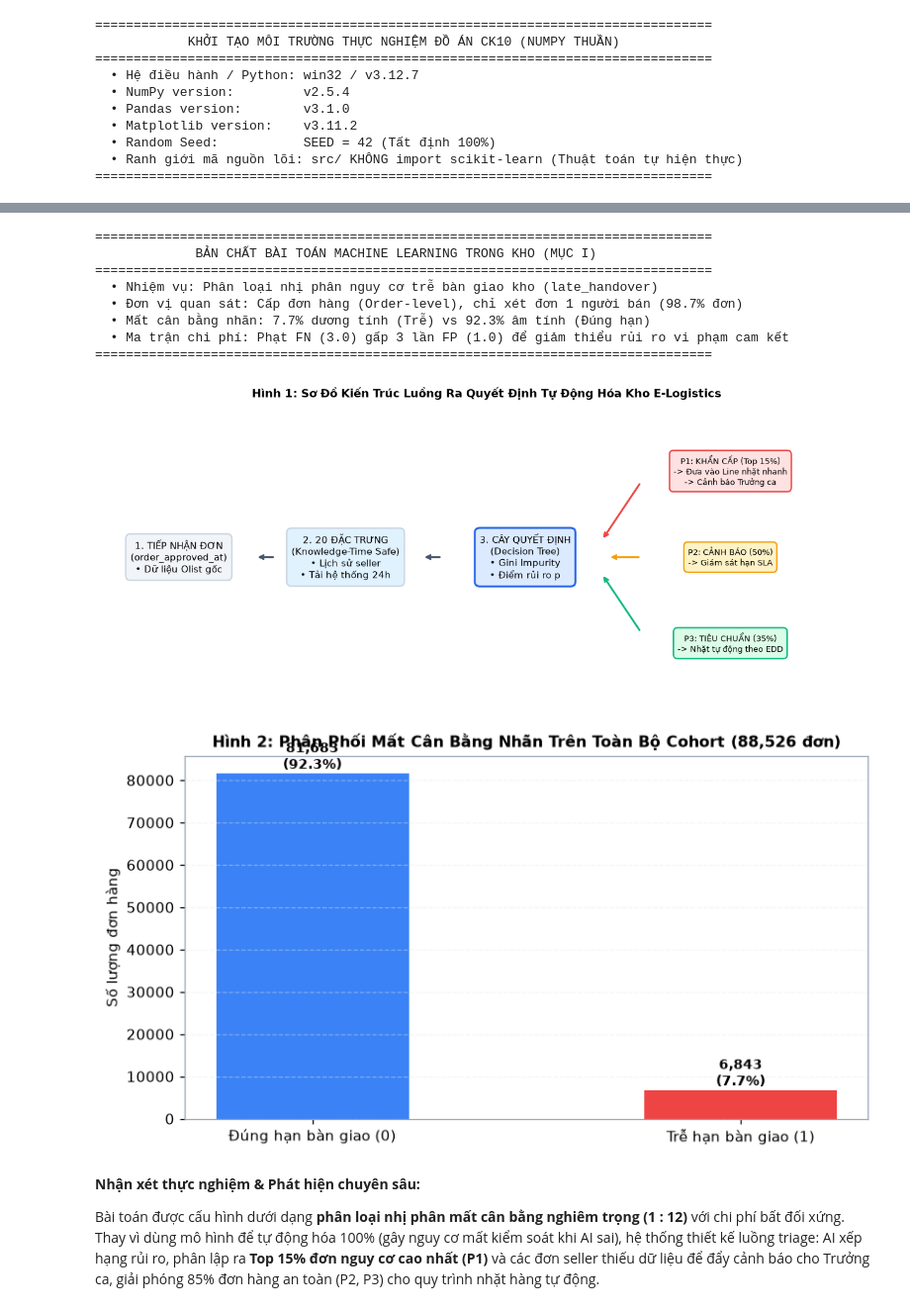
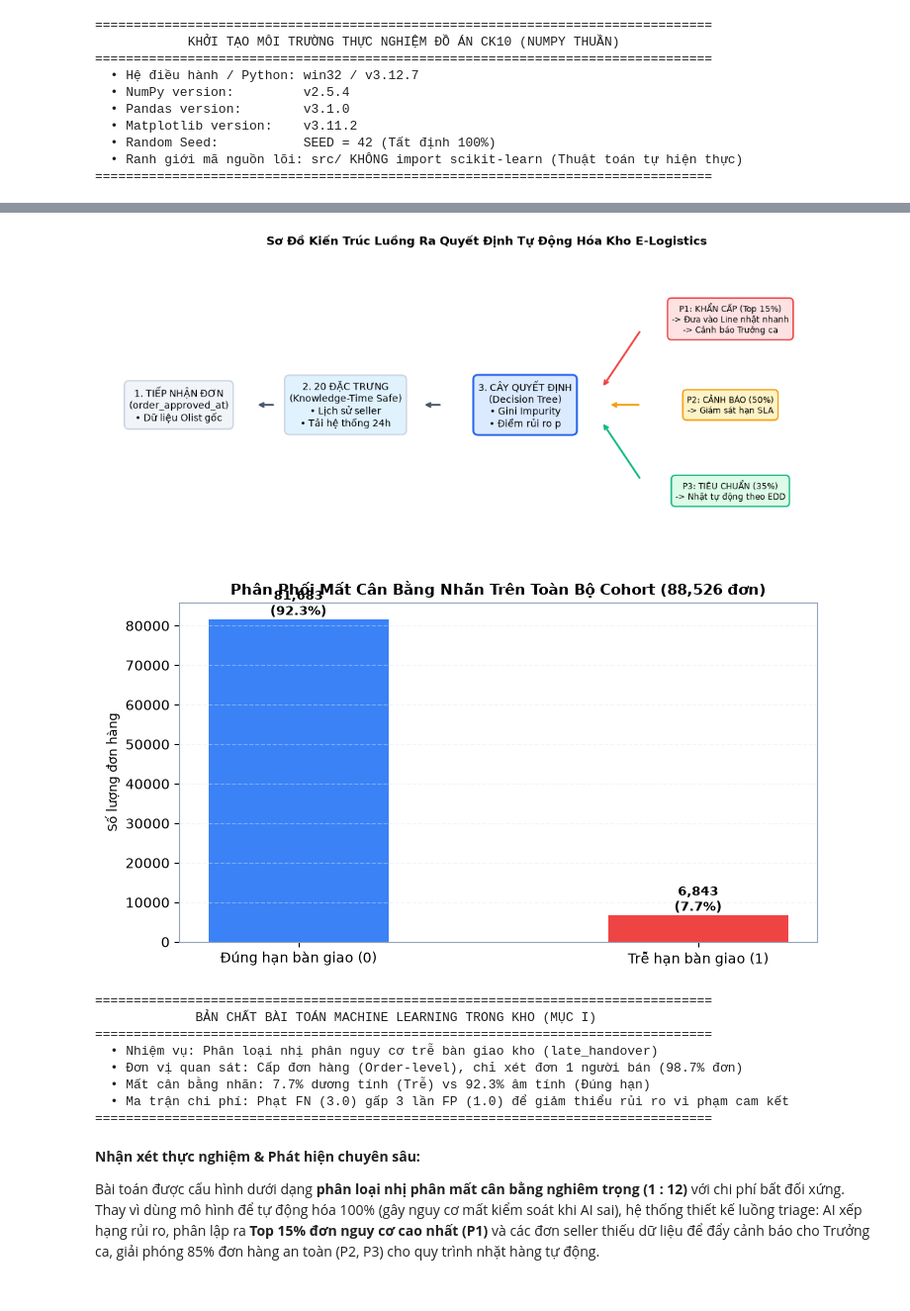
Before and after one commit to ntdat2036/E_logistics, a Jupyter notebook: notebook.ipynb, the cells around one changed output, grey strips where cells are left out. Shown at 99% size. Cells and saved outputs as stored; diff of their text form; code cells hidden in the pictures.

```diff
--- a/notebook.ipynb
+++ b/notebook.ipynb
@@ -111,48 +110,48 @@ ax1.annotate("", xy=(7.8, 2.8), xytext=(8.4, 3.8), arrowprops=dict(arr_kw, color
 ax1.annotate("", xy=(7.9, 2.5), xytext=(8.4, 2.5), arrowprops=dict(arr_kw, color='#f59e0b'))
 ax1.annotate("", xy=(7.8, 2.2), xytext=(8.4, 1.2), arrowprops=dict(arr_kw, color='#10b981'))
 
-fig1.suptitle('Hình 1: Sơ Đồ Kiến Trúc Luồng Ra Quyết Định Tự Động Hóa Kho E-Logistics', fontsize=12, fontweight='bold')
+fig1.suptitle('Sơ Đồ Kiến Trúc Luồng Ra Quyết Định Tự Động Hóa Kho E-Logistics', fontsize=12, fontweight='bold')
 plt.tight_layout()
 plt.show()
 
 # Hình 2: Tỷ lệ mất cân bằng nhãn thực tế
 fig2, ax2 = plt.subplots(figsize=(7.5, 4.2))
 classes = ['Đúng hạn bàn giao (0)', 'Trễ hạn bàn giao (1)']
 counts = [81683, 6843]
 pcts = [counts[0]/sum(counts)*100, counts[1]/sum(counts)*100]
 
 bars = ax2.bar(classes, counts, color=[C_ONTIME, C_LATE], width=0.45)
 ax2.set_ylabel('Số lượng đơn hàng', fontsize=9.5)
-ax2.set_title('Hình 2: Phân Phối Mất Cân Bằng Nhãn Trên Toàn Bộ Cohort (88,526 đơn)', fontsize=10.5, fontweight='bold')
+ax2.set_title('Phân Phối Mất Cân Bằng Nhãn Trên Toàn Bộ Cohort (88,526 đơn)', fontsize=10.5, fontweight='bold')
 ax2.grid(axis='y', alpha=0.4)
 
 for bar, pct in zip(bars, pcts):
     h = bar.get_height()
     ax2.annotate(f'{h:,}\n({pct:.1f}%)', xy=(bar.get_x() + bar.get_width()/2, h),
                  xytext=(0, 3), textcoords="offset points", ha='center', fontsize=9, fontweight='bold')
 
 plt.tight_layout()
 plt.show()
 
 print("=" * 80)
 print("             BẢN CHẤT BÀI TOÁN MACHINE LEARNING TRONG KHO (MỤC I)")
 print("=" * 80)
 print("  • Nhiệm vụ: Phân loại nhị phân nguy cơ trễ bàn giao kho (late_handover)")
 print("  • Đơn vị quan sát: Cấp đơn hàng (Order-level), chỉ xét đơn 1 người bán (98.7% đơn)")
 print("  • Mất cân bằng nhãn: 7.7% dương tính (Trễ) vs 92.3% âm tính (Đúng hạn)")
 print("  • Ma trận chi phí: Phạt FN (3.0) gấp 3 lần FP (1.0) để giảm thiểu rủi ro vi phạm cam kết")
 print("=" * 80)
 # %% [output]
-================================================================================
-             BẢN CHẤT BÀI TOÁN MACHINE LEARNING TRONG KHO (MỤC I)
-================================================================================
-  • Nhiệm vụ: Phân loại nhị phân nguy cơ trễ bàn giao kho (late_handover)
-  • Đơn vị quan sát: Cấp đơn hàng (Order-level), chỉ xét đơn 1 người bán (98.7% đơn)
-  • Mất cân bằng nhãn: 7.7% dương tính (Trễ) vs 92.3% âm tính (Đúng hạn)
-  • Ma trận chi phí: Phạt FN (3.0) gấp 3 lần FP (1.0) để giảm thiểu rủi ro vi phạm cam kết
-================================================================================
-[figure, old version]
+[figure, new version]
-[figure, old version]
+[figure, new version]
+================================================================================
+             BẢN CHẤT BÀI TOÁN MACHINE LEARNING TRONG KHO (MỤC I)
+================================================================================
+  • Nhiệm vụ: Phân loại nhị phân nguy cơ trễ bàn giao kho (late_handover)
+  • Đơn vị quan sát: Cấp đơn hàng (Order-level), chỉ xét đơn 1 người bán (98.7% đơn)
+  • Mất cân bằng nhãn: 7.7% dương tính (Trễ) vs 92.3% âm tính (Đúng hạn)
+  • Ma trận chi phí: Phạt FN (3.0) gấp 3 lần FP (1.0) để giảm thiểu rủi ro vi phạm cam kết
+================================================================================
 # %% [markdown]
 **Nhận xét thực nghiệm & Phát hiện chuyên sâu:**
 
```
Also changed, not shown: parts of 30 cells of this notebook, 1 other file.
